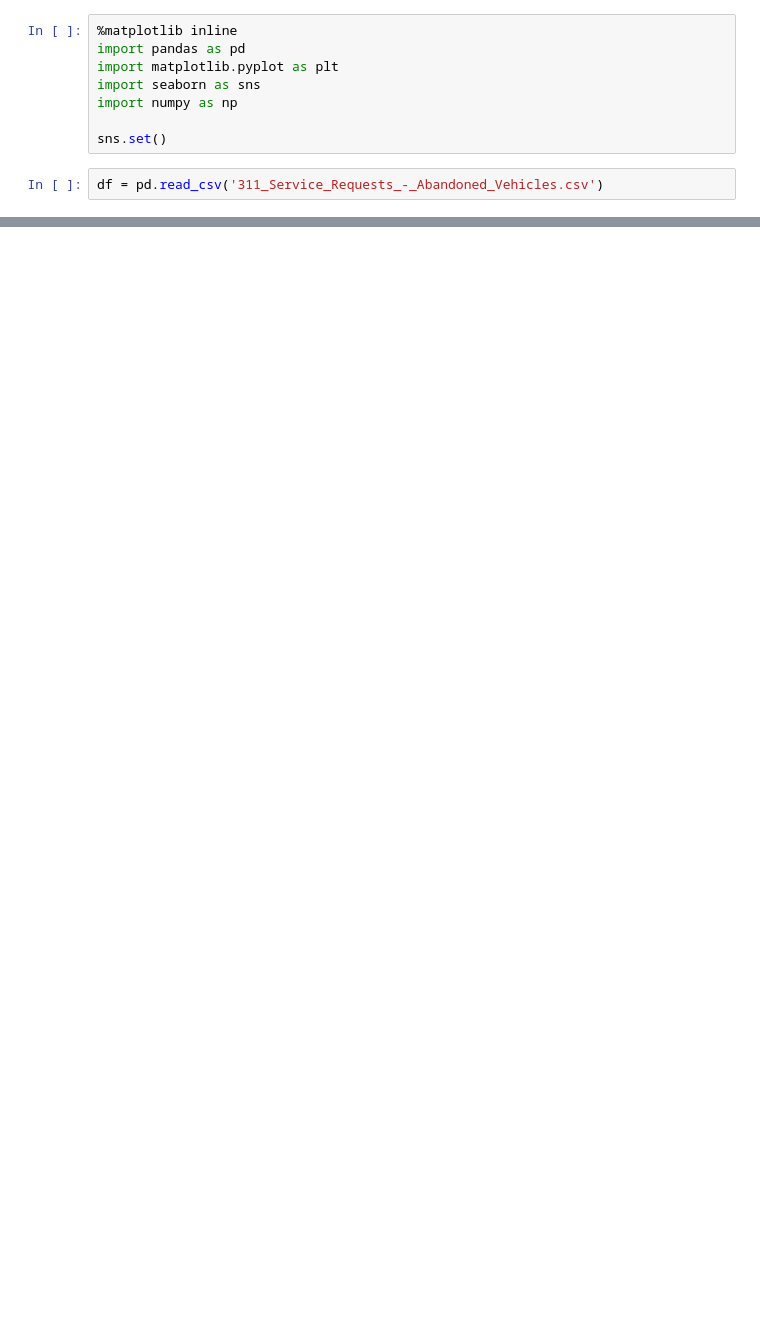
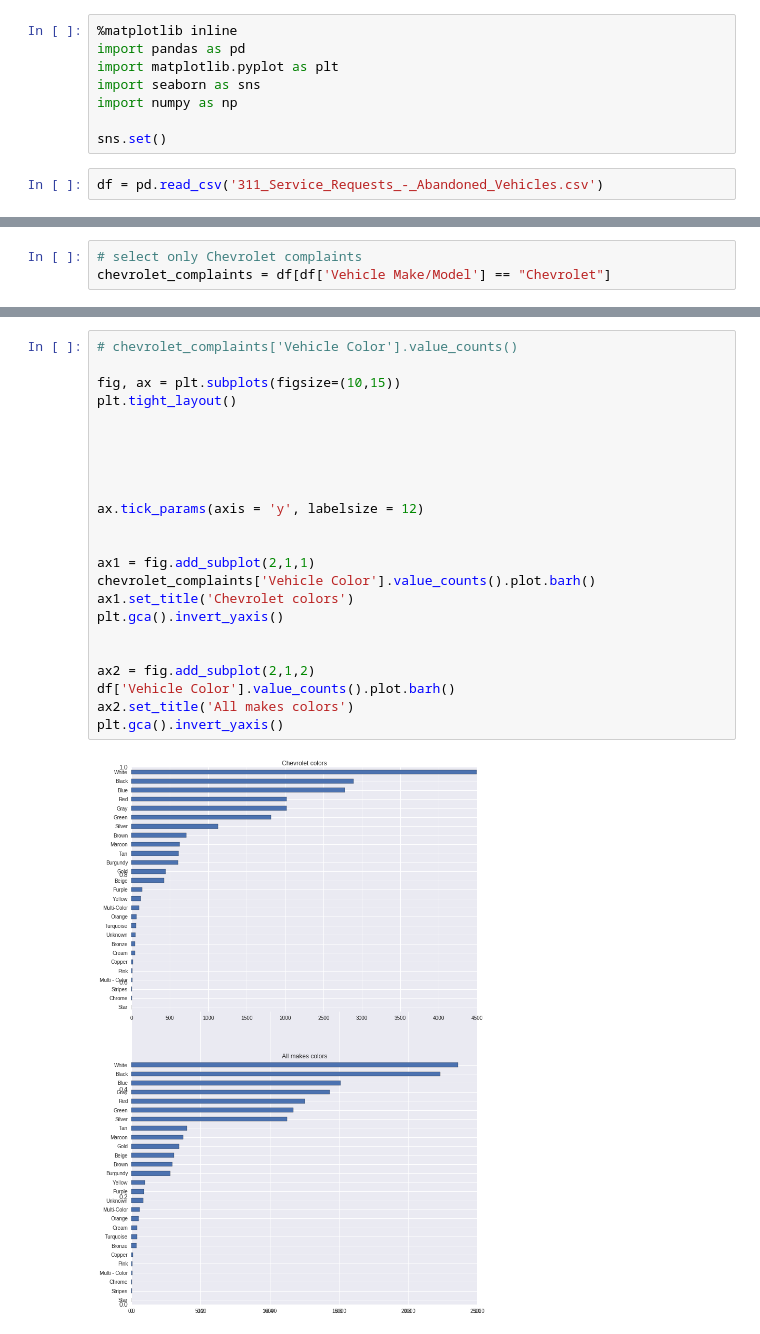
Before and after one commit to bodowd/Chicago_311_abandoned_vehicles, a Jupyter notebook: Chicago abandoned vehicle complaints .ipynb, the cells around one changed output, grey strips where cells are left out. Drawn from its saved outputs; the diff is of its cells as text; blank space fills up the shorter version.

Commit message:
more bar charts

```diff
--- a/Chicago abandoned vehicle complaints .ipynb
+++ b/Chicago abandoned vehicle complaints .ipynb
@@ -47,0 +48,3 @@ plt.gca().invert_yaxis()
+# %%
+# select only Chevrolet complaints
+chevrolet_complaints = df[df['Vehicle Make/Model'] == "Chevrolet"]
@@ -47,0 +57,25 @@ plt.gca().invert_yaxis()
+# %%
+# chevrolet_complaints['Vehicle Color'].value_counts()
+
+fig, ax = plt.subplots(figsize=(10,15))
+plt.tight_layout()
+
+
+
+
+
+ax.tick_params(axis = 'y', labelsize = 12)
+
+
+ax1 = fig.add_subplot(2,1,1)
+chevrolet_complaints['Vehicle Color'].value_counts().plot.barh()
+ax1.set_title('Chevrolet colors')
+plt.gca().invert_yaxis()
+
+
+ax2 = fig.add_subplot(2,1,2)
+df['Vehicle Color'].value_counts().plot.barh()
+ax2.set_title('All makes colors')
+plt.gca().invert_yaxis()
+# %% [output]
+[figure, added]
```
Also changed, not shown: parts of 3 cells of this notebook.
